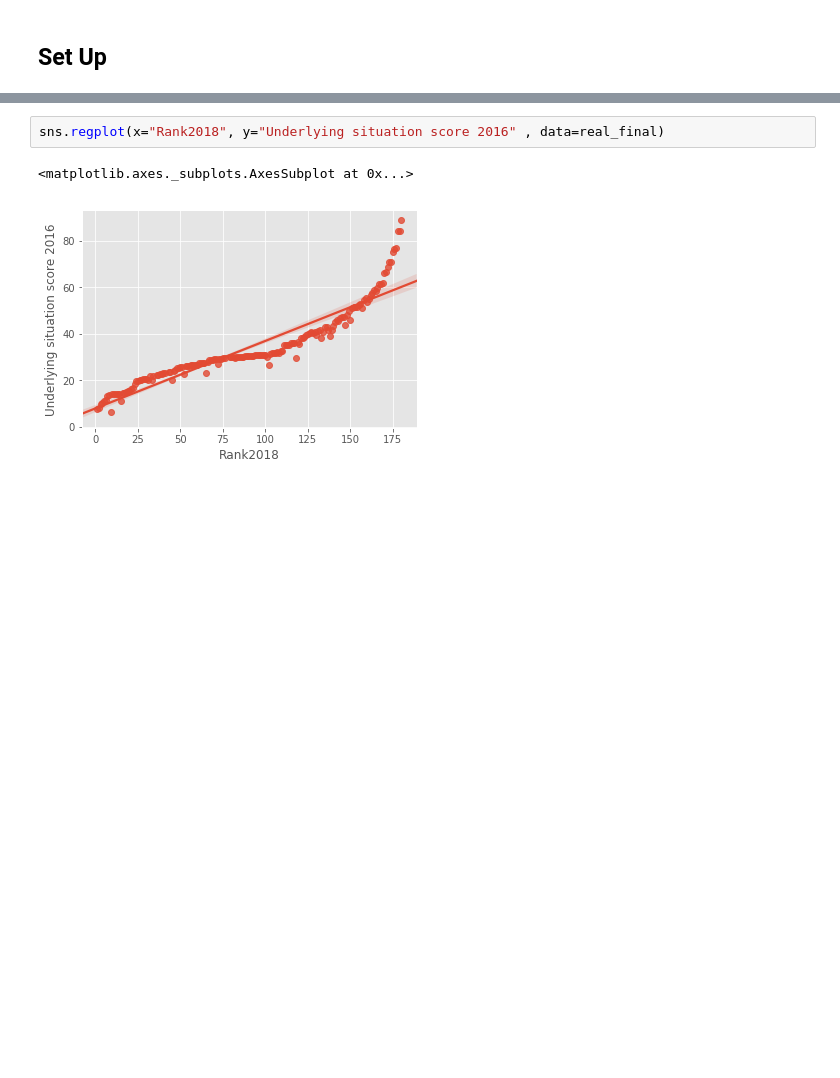
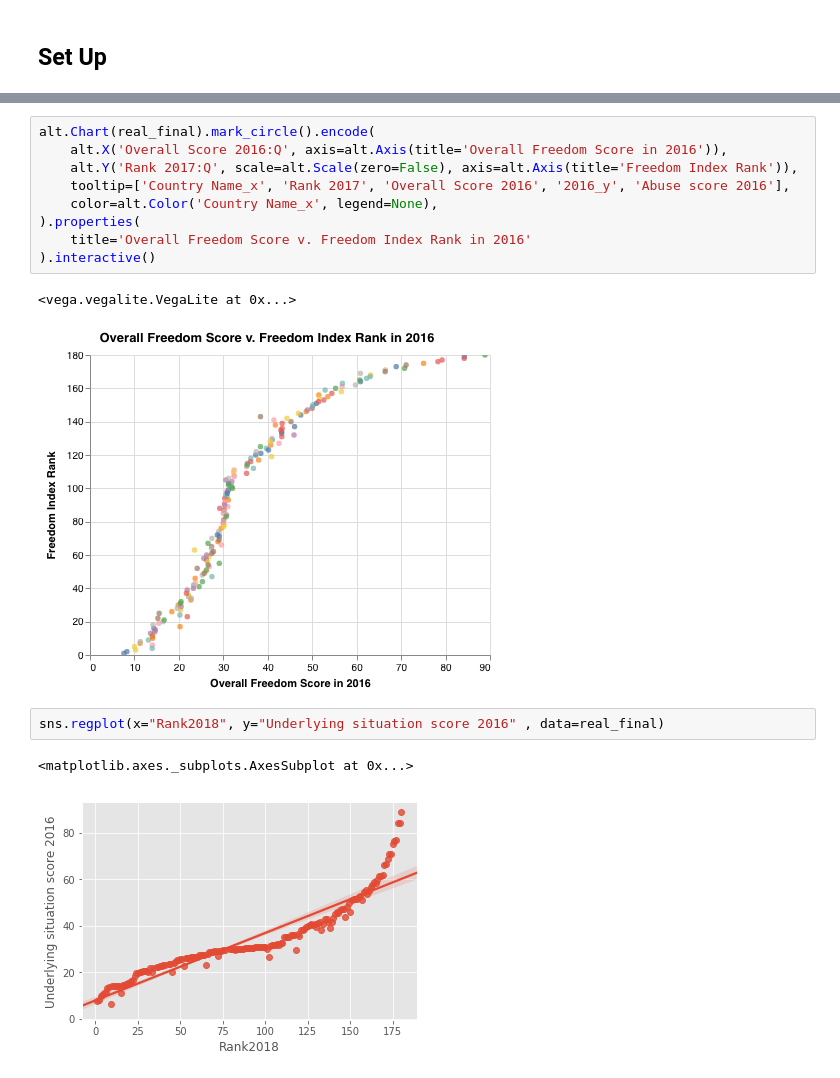
Before and after one commit to aliar97/degrees-of-freedom, a Jupyter notebook: Freedom.ipynb, the cells around one changed output, grey strips where cells are left out. Cells and saved outputs as stored; diff of their text form; blank space fills up the shorter version.

```diff
--- a/Freedom.ipynb
+++ b/Freedom.ipynb
@@ -46,3 +70,15 @@ real_final = final_gdp_data.merge(final, on = 'Country Code')
+# %%
+alt.Chart(real_final).mark_circle().encode(
+    alt.X('Overall Score 2016:Q', axis=alt.Axis(title='Overall Freedom Score in 2016')),
+    alt.Y('Rank 2017:Q', scale=alt.Scale(zero=False), axis=alt.Axis(title='Freedom Index Rank')),
+    tooltip=['Country Name_x', 'Rank 2017', 'Overall Score 2016', '2016_y', 'Abuse score 2016'],
+    color=alt.Color('Country Name_x', legend=None),
+).properties(
+    title='Overall Freedom Score v. Freedom Index Rank in 2016'
+).interactive()
+# %% [output]
+<vega.vegalite.VegaLite at 0x...>
+[figure, added]
 # %%
 sns.regplot(x="Rank2018", y="Underlying situation score 2016" , data=real_final)
 # %% [output]
```
Also changed, not shown: parts of 3 cells of this notebook.
